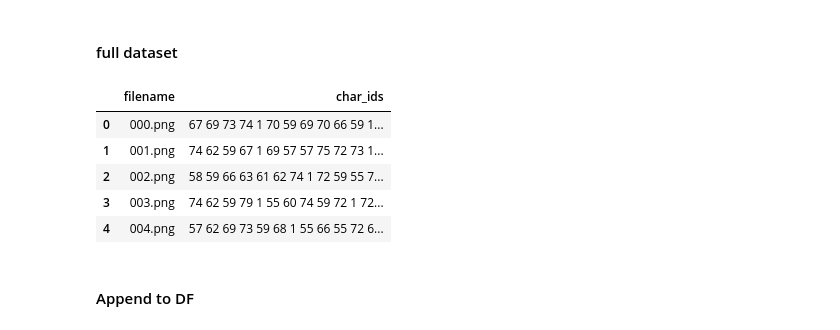
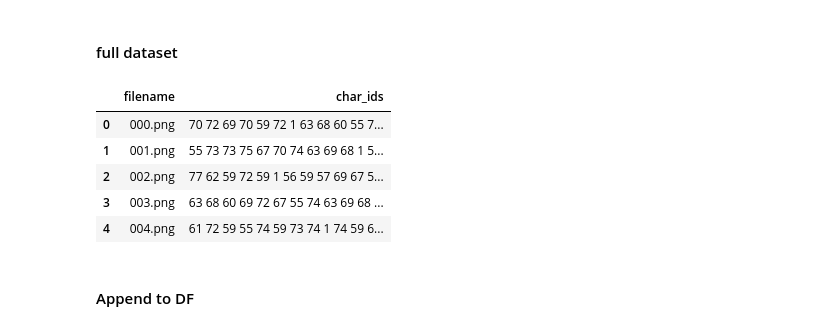
Before and after one commit to ahs8w/Handwriting, a Jupyter notebook: OCR-attn-words.ipynb, the cells around one changed output. Drawn from its saved outputs; the diff is of its cells as text; code cells hidden in the pictures.

```diff
--- a/OCR-attn-words.ipynb
+++ b/OCR-attn-words.ipynb
@@ -158,18 +161,19 @@ itos = pickle.load(open(TMP_PATH/'synth_word_itos.pkl', 'rb'))
 # %% [markdown]
 #### full dataset
 # %%
-CSV = PATH/'synth_words_50000.csv'
+CSV = PATH/'synth_words.csv'
+# CSV = PATH/'synth_words_50000.csv'
 
 # synth.to_csv(CSV, columns=['filename', 'char_ids'], index=False)
 csv = pd.read_csv(CSV)
 csv.head()
 # %% [output]
 |  | filename | char_ids |
-| 0 | 000.png | 67 69 73 74 1 70 59 69 70 66 59 1... |
-| 1 | 001.png | 74 62 59 67 1 69 57 57 75 72 73 1... |
-| 2 | 002.png | 58 59 66 63 61 62 74 1 72 59 55 7... |
-| 3 | 003.png | 74 62 59 79 1 55 60 74 59 72 1 72... |
-| 4 | 004.png | 57 62 69 73 59 68 1 55 66 55 72 6... |
+| 0 | 000.png | 70 72 69 70 59 72 1 63 68 60 55 7... |
+| 1 | 001.png | 55 73 73 75 67 70 74 63 69 68 1 5... |
+| 2 | 002.png | 77 62 59 72 59 1 56 59 57 69 67 5... |
+| 3 | 003.png | 63 68 60 69 72 67 55 74 63 69 68 ... |
+| 4 | 004.png | 61 72 59 55 74 59 73 74 1 74 59 6... |
 # %% [markdown]
 #### Append to DF
 # %%
```
Also changed, not shown: parts of 7 cells of this notebook.
